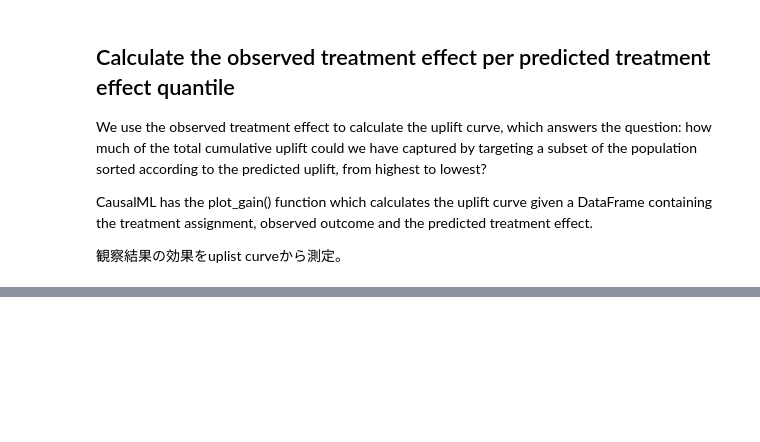
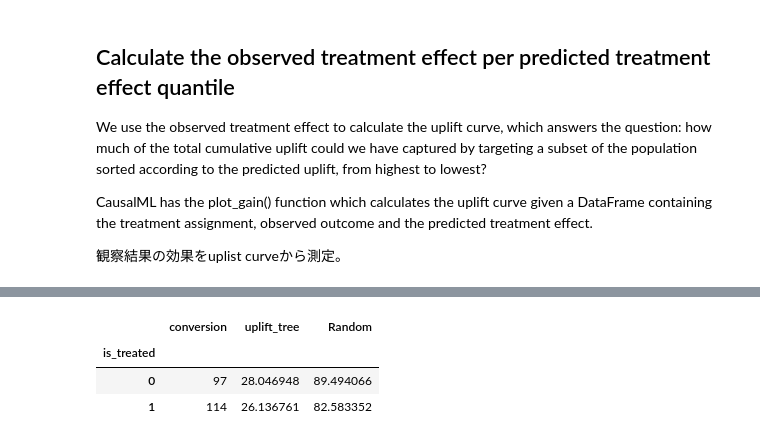
Before and after one commit to uni-3/jupyter-notebooks, a Jupyter notebook: uplift_trees_with_synthetic_data.ipynb, the cells around one changed output, grey strips where cells are left out. Saved outputs shown, nothing was run; the diff lists cells and outputs as text; code cells hidden in the pictures; blank space fills up the shorter version.

```diff
--- a/uplift_trees_with_synthetic_data.ipynb
+++ b/uplift_trees_with_synthetic_data.ipynb
@@ -166,6 +211,13 @@ auuc_metrics = (synth.assign(is_treated = 1 - actual_is_control[synthetic],
                              conversion = df_test.loc[synthetic, 'conversion'].values,
                              uplift_tree = synth.max(axis=1))
                      .drop(columns=list(uplift_model.classes_)))
+# %%
+auuc_metrics.groupby('is_treated').sum()
+# %% [output]
+|  | conversion | uplift_tree | Random |
+| is_treated |  |  |  |
+| 0 | 97 | 28.046948 | 89.494066 |
+| 1 | 114 | 26.136761 | 82.583352 |
 # %%
 # conversionは 1/0
 # 左が、population少ない、すなわちcontrolを混ぜない？つまり実験群の方が、効果が大きい？
```
Also changed, not shown: parts of 5 cells of this notebook.
